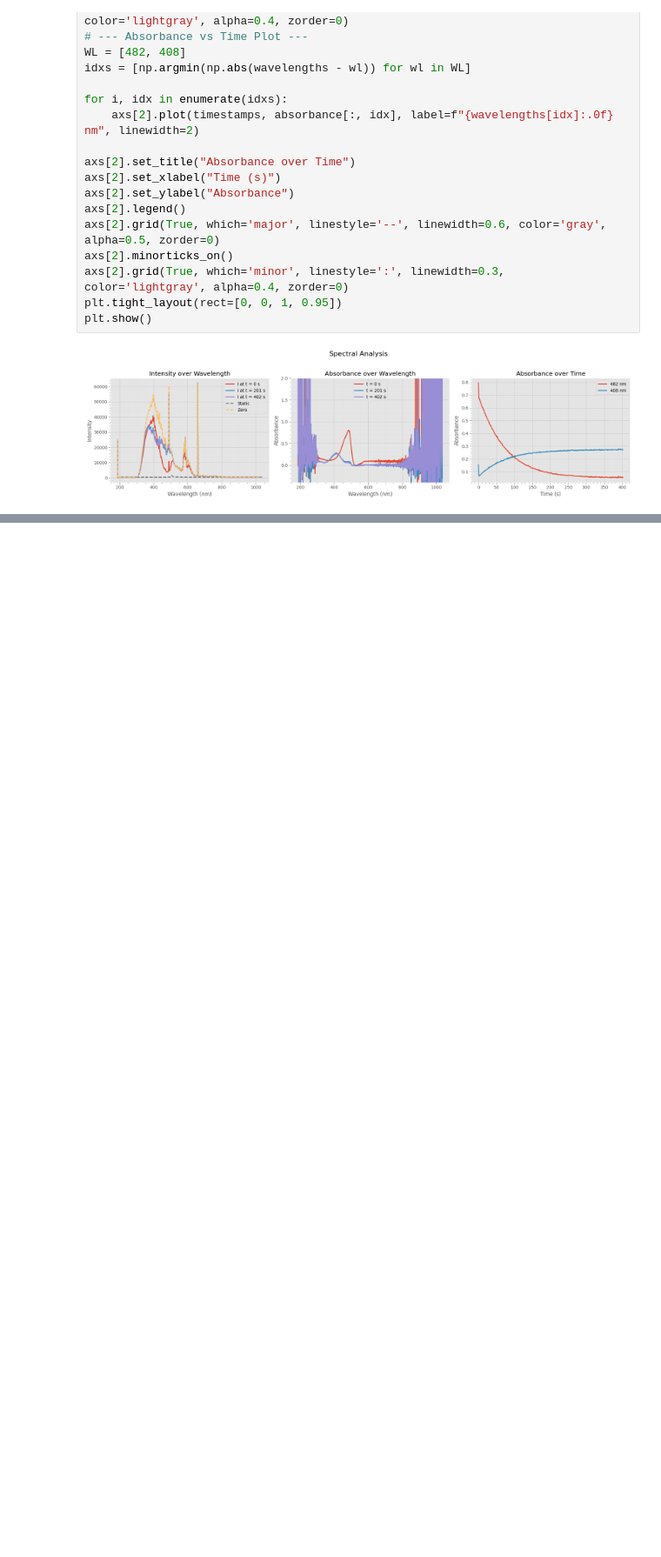
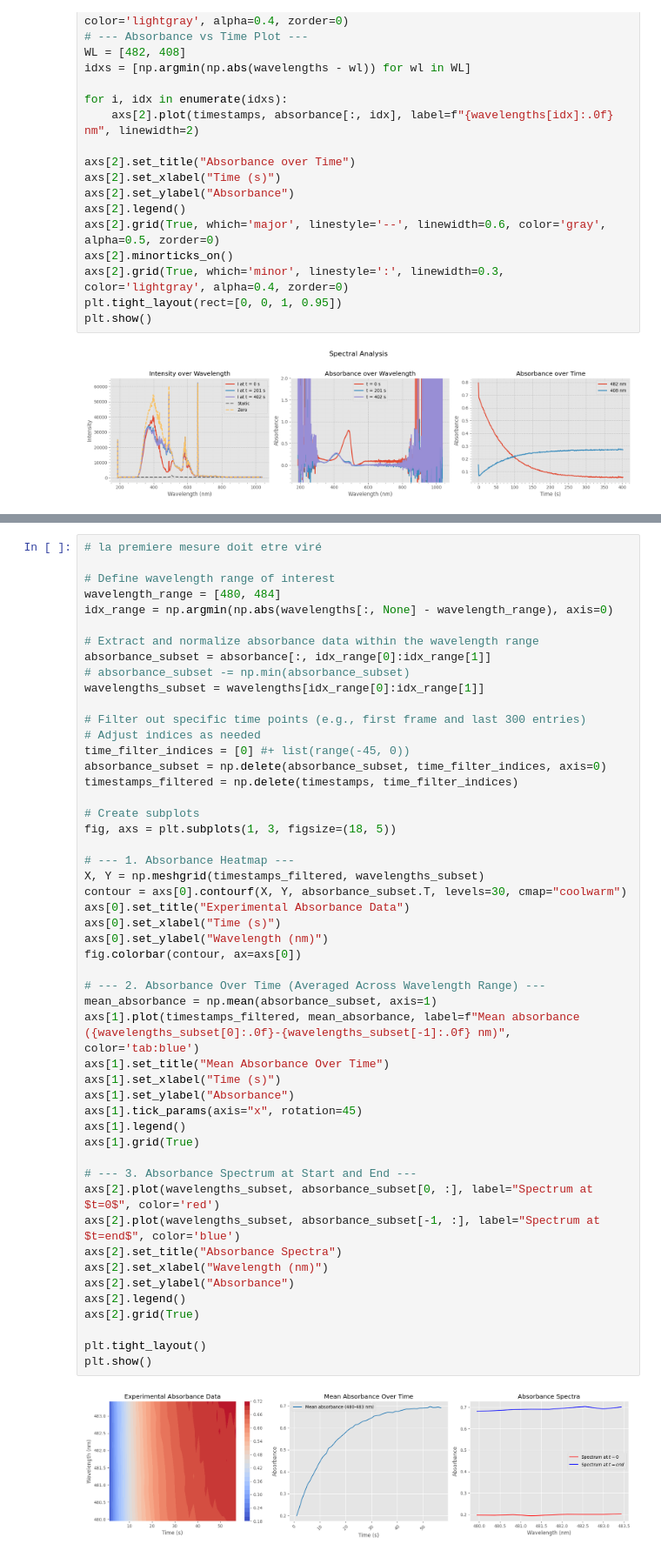
Before and after one commit to Alex6Crbt/XChroma, a Jupyter notebook: docs/source/examples/rsEGFP2WT.ipynb, the cells around one changed output, grey strips where cells are left out. Shown at 87% size. Cells and saved outputs as stored; diff of their text form; blank space fills up the shorter version.

```diff
--- a/docs/source/examples/rsEGFP2WT.ipynb
+++ b/docs/source/examples/rsEGFP2WT.ipynb
@@ -286,0 +384,52 @@ plt.show()
+# %%
+# la premiere mesure doit etre viré
+
+# Define wavelength range of interest
+wavelength_range = [480, 484]
+idx_range = np.argmin(np.abs(wavelengths[:, None] - wavelength_range), axis=0)
+
+# Extract and normalize absorbance data within the wavelength range
+absorbance_subset = absorbance[:, idx_range[0]:idx_range[1]]
+# absorbance_subset -= np.min(absorbance_subset)
+wavelengths_subset = wavelengths[idx_range[0]:idx_range[1]]
+
+# Filter out specific time points (e.g., first frame and last 300 entries)
+# Adjust indices as needed
+time_filter_indices = [0] #+ list(range(-45, 0))
+absorbance_subset = np.delete(absorbance_subset, time_filter_indices, axis=0)
+timestamps_filtered = np.delete(timestamps, time_filter_indices)
+
+# Create subplots
+fig, axs = plt.subplots(1, 3, figsize=(18, 5))
+
+# --- 1. Absorbance Heatmap ---
+X, Y = np.meshgrid(timestamps_filtered, wavelengths_subset)
+contour = axs[0].contourf(X, Y, absorbance_subset.T, levels=30, cmap="coolwarm")
+axs[0].set_title("Experimental Absorbance Data")
+axs[0].set_xlabel("Time (s)")
+axs[0].set_ylabel("Wavelength (nm)")
+fig.colorbar(contour, ax=axs[0])
+
+# --- 2. Absorbance Over Time (Averaged Across Wavelength Range) ---
+mean_absorbance = np.mean(absorbance_subset, axis=1)
+axs[1].plot(timestamps_filtered, mean_absorbance, label=f"Mean absorbance ({wavelengths_subset[0]:.0f}-{wavelengths_subset[-1]:.0f} nm)", color='tab:blue')
+axs[1].set_title("Mean Absorbance Over Time")
+axs[1].set_xlabel("Time (s)")
+axs[1].set_ylabel("Absorbance")
+axs[1].tick_params(axis="x", rotation=45)
+axs[1].legend()
+axs[1].grid(True)
+
+# --- 3. Absorbance Spectrum at Start and End ---
+axs[2].plot(wavelengths_subset, absorbance_subset[0, :], label="Spectrum at $t=0$", color='red')
+axs[2].plot(wavelengths_subset, absorbance_subset[-1, :], label="Spectrum at $t=end$", color='blue')
+axs[2].set_title("Absorbance Spectra")
+axs[2].set_xlabel("Wavelength (nm)")
+axs[2].set_ylabel("Absorbance")
+axs[2].legend()
+axs[2].grid(True)
+
+plt.tight_layout()
+plt.show()
+# %% [output]
+[figure, added]
```
Also changed, not shown: parts of 16 cells of this notebook, 5 other files.
